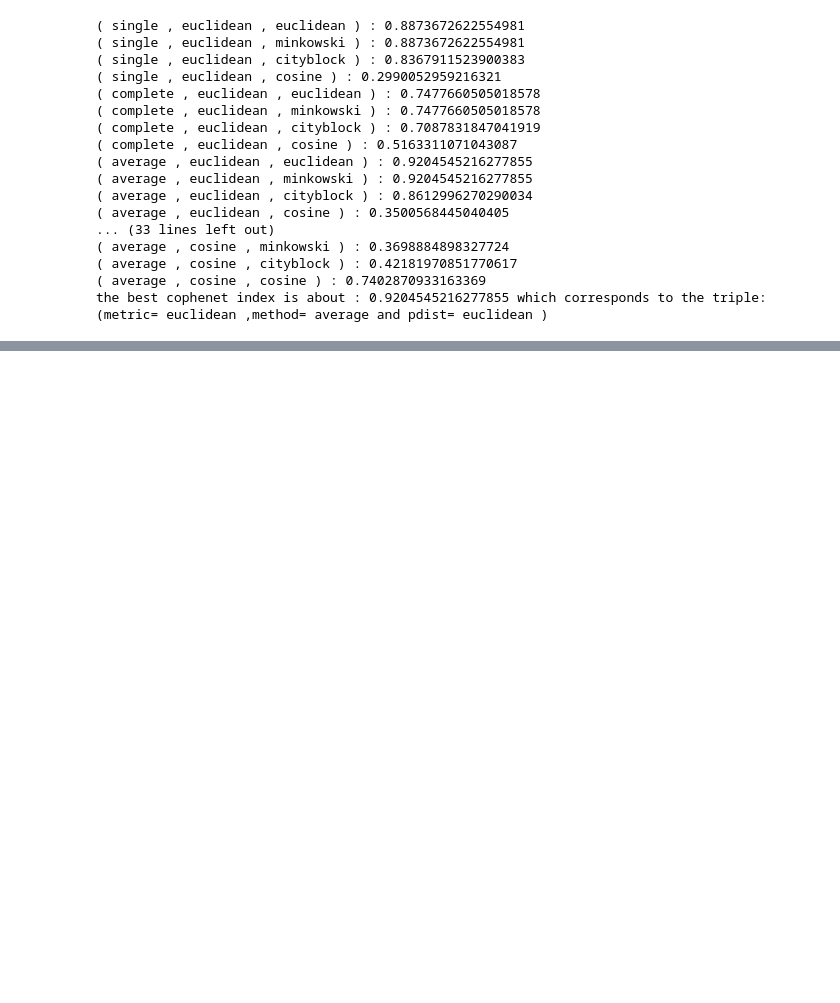
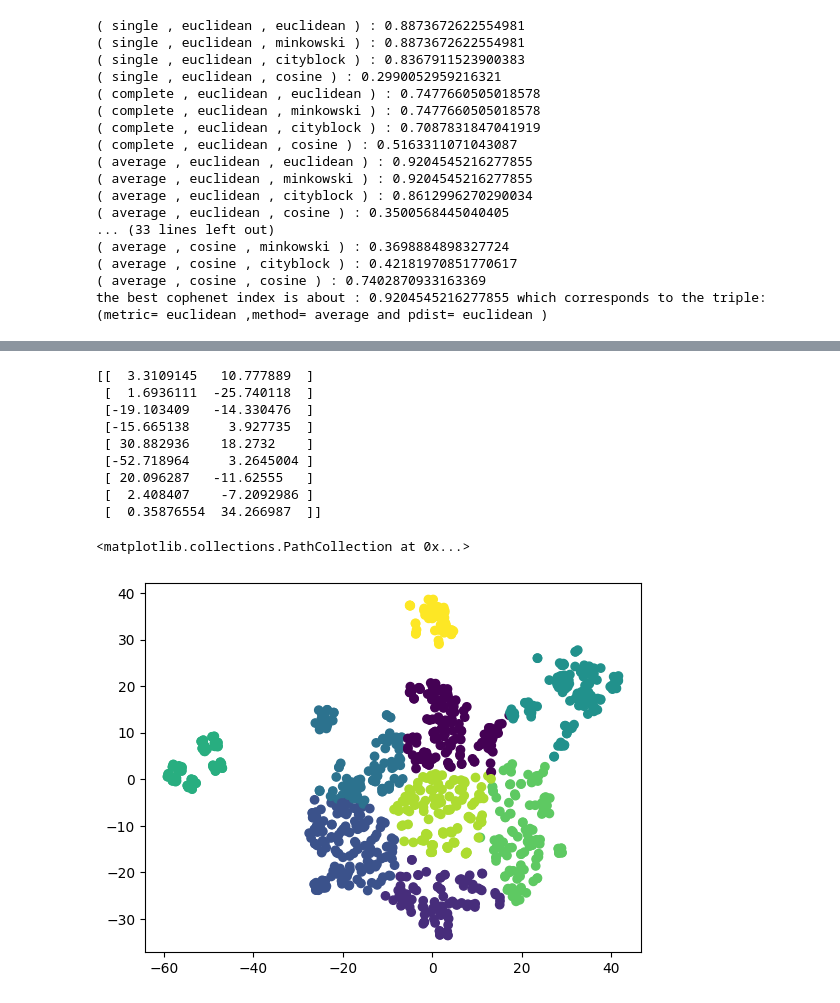
Before and after one commit to elouanzer/challenge1, a Jupyter notebook: champions league.ipynb, the cells around one changed output, grey strips where cells are left out. Saved outputs shown, nothing was run; the diff lists cells and outputs as text; code cells hidden in the pictures; blank space fills up the shorter version.

```diff
--- a/champions league.ipynb
+++ b/champions league.ipynb
@@ -312,0 +373,21 @@ the best cophenet index is about : 0.9204545216277855 which corresponds to the t
+# %%
+# We run a K-means algorithm onto the ruspini dataset, and display the centers
+kmeans = KMeans(n_clusters=9,n_init=40,init='random').fit(X_tsne)
+centers=kmeans.cluster_centers_
+print(centers)
+
+# We also represent the data in 2D-space with colors corresponding to cluster
+kmeans.labels_
+plt.scatter(X_tsne[:, 0], X_tsne[:, 1],c=kmeans.labels_)
+# %% [output]
+[[  3.3109145   10.777889  ]
+ [  1.6936111  -25.740118  ]
+ [-19.103409   -14.330476  ]
+ [-15.665138     3.927735  ]
+ [ 30.882936    18.2732    ]
+ [-52.718964     3.2645004 ]
+ [ 20.096287   -11.62555   ]
+ [  2.408407    -7.2092986 ]
+ [  0.35876554  34.266987  ]]
+<matplotlib.collections.PathCollection at 0x...>
+[figure, added]
```
Also changed, not shown: parts of 5 cells of this notebook.
